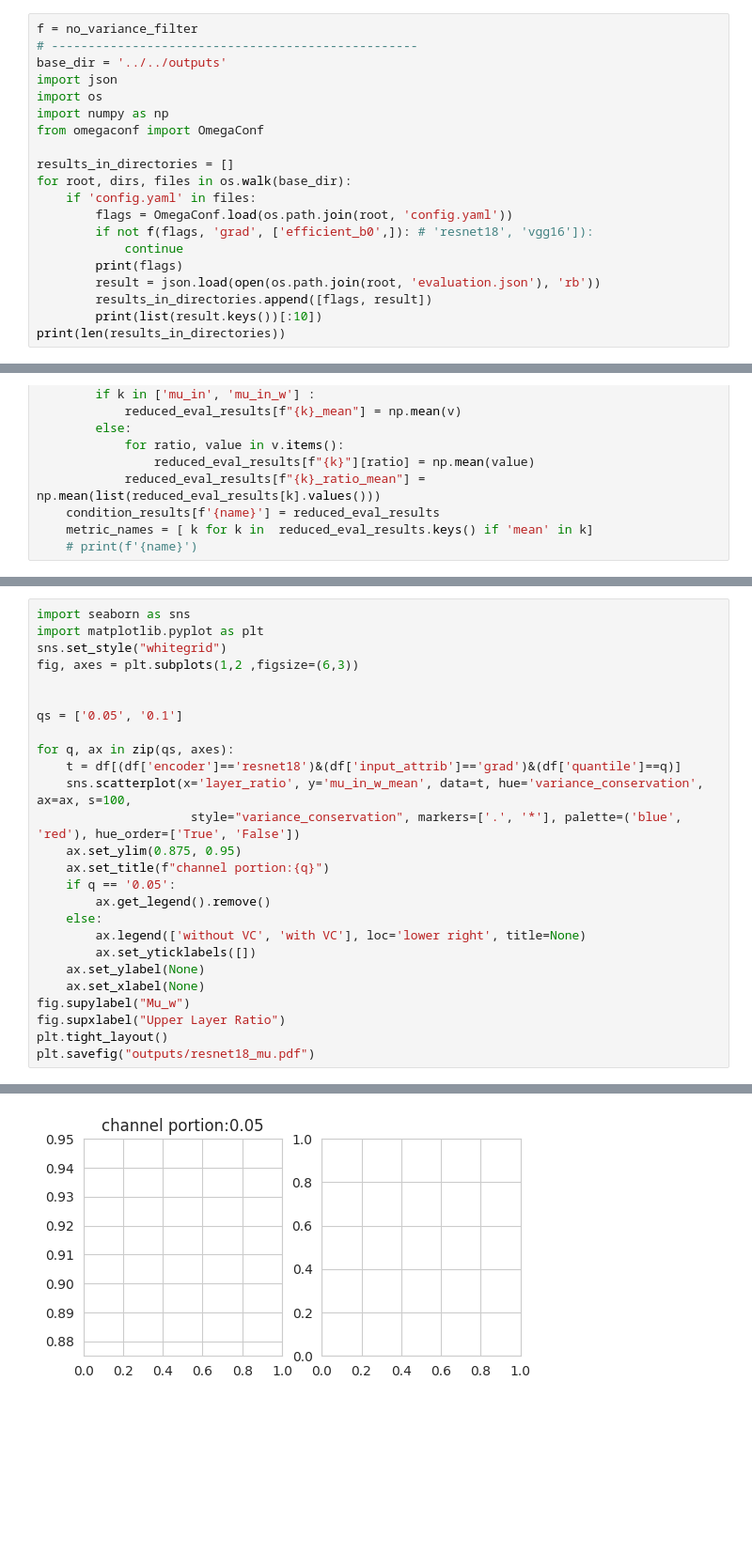
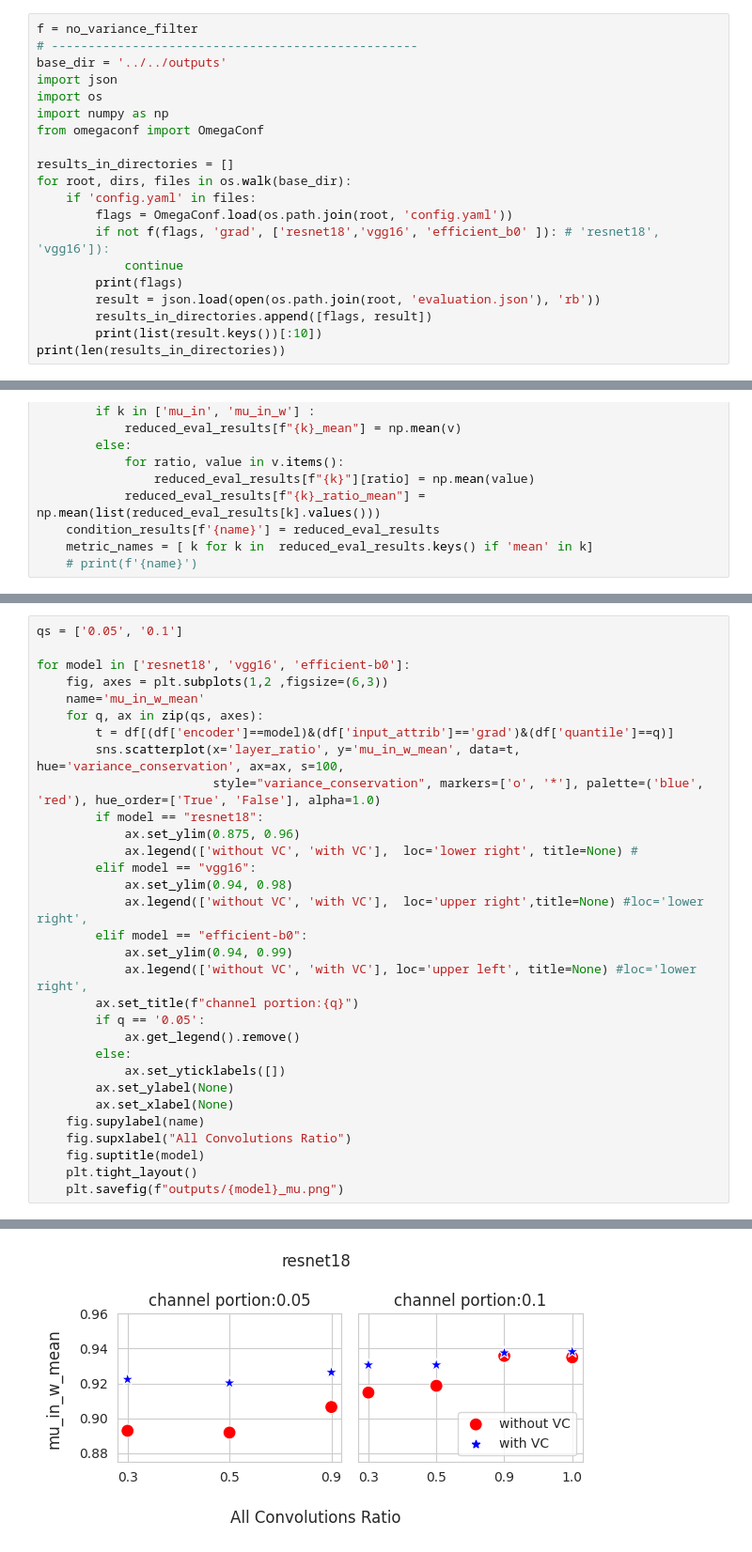
Before and after one commit to fxnnxc/parchgrad, a Jupyter notebook: labs/evaluate_attribution/custom_metric_table.ipynb, the cells around one changed output, grey strips where cells are left out. Shown at 94% size. Cells and saved outputs as stored; diff of their text form; blank space fills up the shorter version.

Commit message:
update the attribution

```diff
--- a/labs/evaluate_attribution/custom_metric_table.ipynb
+++ b/labs/evaluate_attribution/custom_metric_table.ipynb
@@ -13,7 +13,7 @@ results_in_directories = []
 for root, dirs, files in os.walk(base_dir):
     if 'config.yaml' in files:
         flags = OmegaConf.load(os.path.join(root, 'config.yaml'))
-        if not f(flags, 'grad', ['efficient_b0',]): # 'resnet18', 'vgg16']):
+        if not f(flags, 'grad', ['resnet18','vgg16', 'efficient_b0' ]): # 'resnet18', 'vgg16']):
             continue
         print(flags)
         result = json.load(open(os.path.join(root, 'evaluation.json'), 'rb'))
@@ -178,27 +177,32 @@ df
 # %%
-import seaborn as sns
-import matplotlib.pyplot as plt
-sns.set_style("whitegrid")
-fig, axes = plt.subplots(1,2 ,figsize=(6,3))
-
-
 qs = ['0.05', '0.1']
 
-for q, ax in zip(qs, axes):
-    t = df[(df['encoder']=='resnet18')&(df['input_attrib']=='grad')&(df['quantile']==q)]
-    sns.scatterplot(x='layer_ratio', y='mu_in_w_mean', data=t, hue='variance_conservation', ax=ax, s=100,
-                     style="variance_conservation", markers=['.', '*'], palette=('blue', 'red'), hue_order=['True', 'False'])
-    ax.set_ylim(0.875, 0.95)
-    ax.set_title(f"channel portion:{q}")
-    if q == '0.05':
-        ax.get_legend().remove()
-    else:
-        ax.legend(['without VC', 'with VC'], loc='lower right', title=None)
-        ax.set_yticklabels([])
-    ax.set_ylabel(None)
-    ax.set_xlabel(None)
-fig.supylabel("Mu_w")
-fig.supxlabel("Upper Layer Ratio")
-plt.tight_layout()
-plt.savefig("outputs/resnet18_mu.pdf")
+for model in ['resnet18', 'vgg16', 'efficient-b0']:
+    fig, axes = plt.subplots(1,2 ,figsize=(6,3))
+    name='mu_in_w_mean'
+    for q, ax in zip(qs, axes):
+        t = df[(df['encoder']==model)&(df['input_attrib']=='grad')&(df['quantile']==q)]
+        sns.scatterplot(x='layer_ratio', y='mu_in_w_mean', data=t, hue='variance_conservation', ax=ax, s=100,
+                        style="variance_conservation", markers=['o', '*'], palette=('blue', 'red'), hue_order=['True', 'False'], alpha=1.0)
+        if model == "resnet18":
+            ax.set_ylim(0.875, 0.96)
+            ax.legend(['without VC', 'with VC'],  loc='lower right', title=None) #
+        elif model == "vgg16":
+            ax.set_ylim(0.94, 0.98)
+            ax.legend(['without VC', 'with VC'],  loc='upper right',title=None) #loc='lower right',
+        elif model == "efficient-b0":
+            ax.set_ylim(0.94, 0.99)
+            ax.legend(['without VC', 'with VC'], loc='upper left', title=None) #loc='lower right',
+        ax.set_title(f"channel portion:{q}")
+        if q == '0.05':
+            ax.get_legend().remove()
+        else:
+            ax.set_yticklabels([])
+        ax.set_ylabel(None)
+        ax.set_xlabel(None)
+    fig.supylabel(name)
+    fig.supxlabel("All Convolutions Ratio")
+    fig.suptitle(model)
+    plt.tight_layout()
+    plt.savefig(f"outputs/{model}_mu.png")
 # %% [output]
@@ -206 +209 @@ AttributeError: 'NoneType' object has no attribute 'remove'
-[figure, old version]
+[figure, new version]
```
Also changed, not shown: parts of 7 cells of this notebook, 4 other files.
